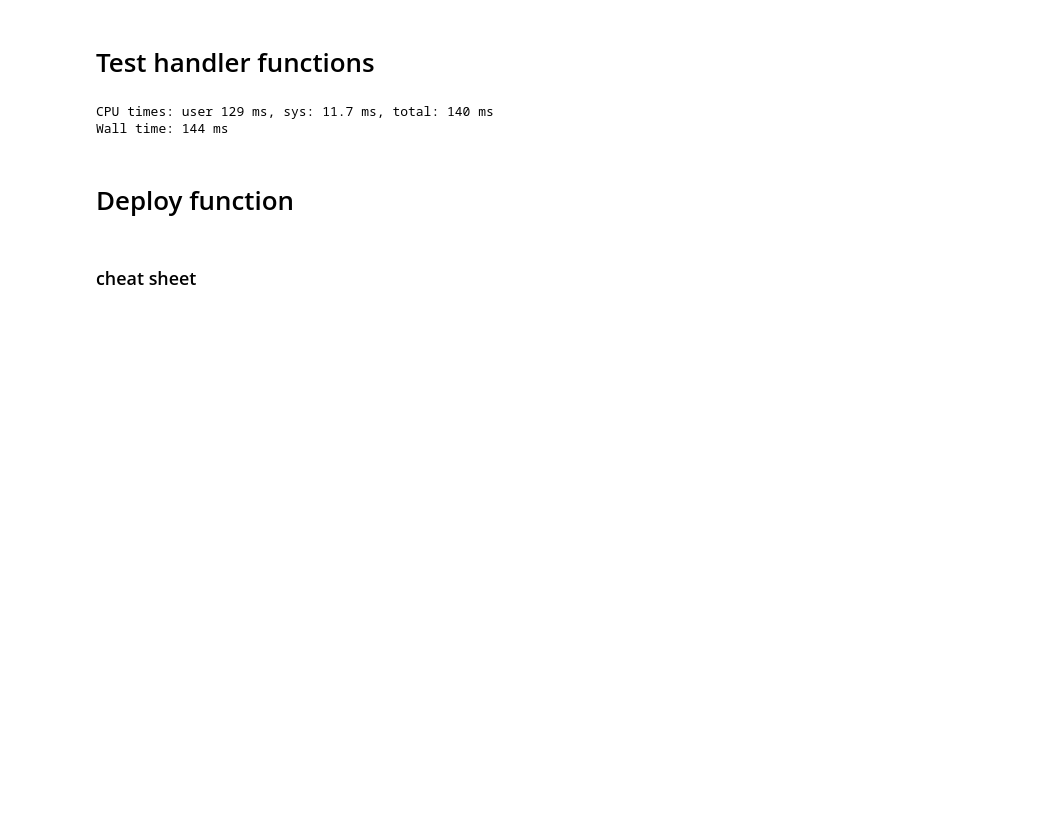
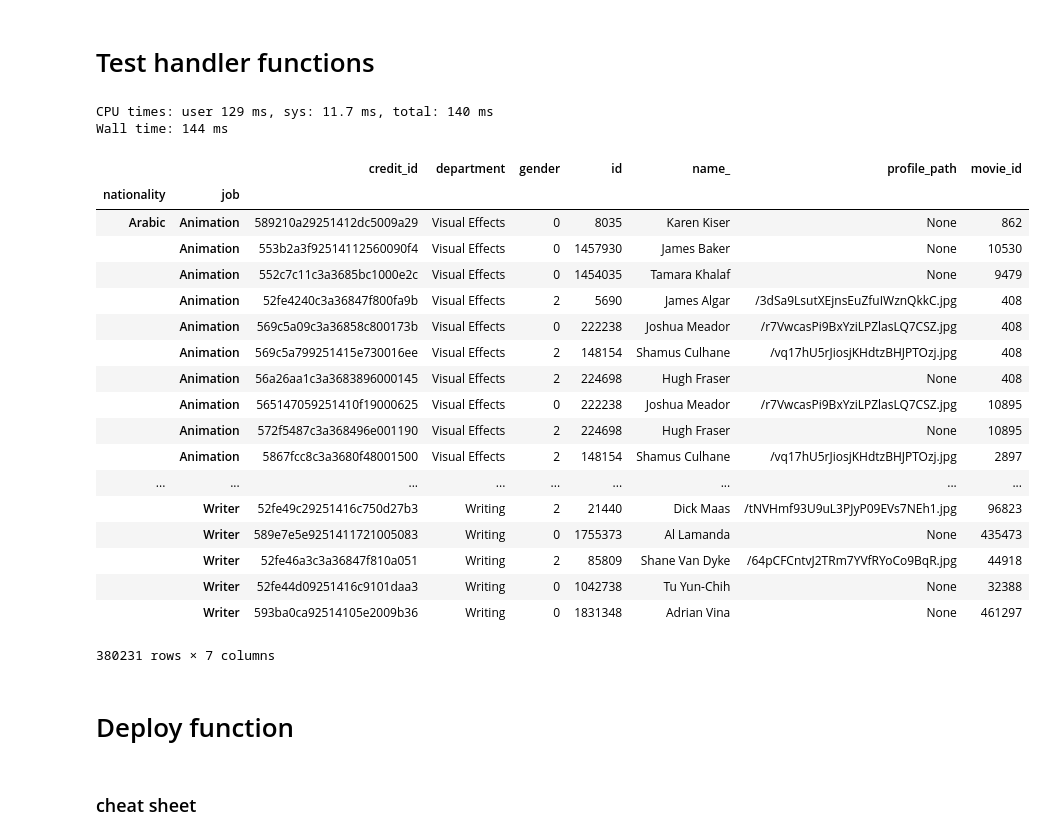
Before and after one commit to contiamo/classify_name, a Jupyter notebook: functions/index_by_nationality/harnesses/harness.ipynb, the cells around one changed output. Cells and saved outputs as stored; diff of their text form; code cells hidden in the pictures; blank space fills up the shorter version.

```diff
--- a/functions/index_by_nationality/harnesses/harness.ipynb
+++ b/functions/index_by_nationality/harnesses/harness.ipynb
@@ -85,6 +85,28 @@ Wall time: 144 ms
 # %%
 with open(str(bundle_root / 'functions/index_by_nationality/schema.json'), 'w') as fp:
     json.dump(handler.schema.introspect(), fp)
+# %%
+handler.crew
+# %% [output]
+|  |  | credit_id | department | gender | id | name_ | profile_path | movie_id |
+| nationality | job |  |  |  |  |  |  |  |
+| Arabic | Animation | 589210a29251412dc5009a29 | Visual Effects | 0 | 8035 | Karen Kiser | None | 862 |
+|  | Animation | 553b2a3f92514112560090f4 | Visual Effects | 0 | 1457930 | James Baker | None | 10530 |
+|  | Animation | 552c7c11c3a3685bc1000e2c | Visual Effects | 0 | 1454035 | Tamara Khalaf | None | 9479 |
+|  | Animation | 52fe4240c3a36847f800fa9b | Visual Effects | 2 | 5690 | James Algar | /3dSa9LsutXEjnsEuZfuIWznQkkC.jpg | 408 |
+|  | Animation | 569c5a09c3a36858c800173b | Visual Effects | 0 | 222238 | Joshua Meador | /r7VwcasPi9BxYziLPZlasLQ7CSZ.jpg | 408 |
+|  | Animation | 569c5a799251415e730016ee | Visual Effects | 2 | 148154 | Shamus Culhane | /vq17hU5rJiosjKHdtzBHJPTOzj.jpg | 408 |
+|  | Animation | 56a26aa1c3a3683896000145 | Visual Effects | 2 | 224698 | Hugh Fraser | None | 408 |
+|  | Animation | 565147059251410f19000625 | Visual Effects | 0 | 222238 | Joshua Meador | /r7VwcasPi9BxYziLPZlasLQ7CSZ.jpg | 10895 |
+|  | Animation | 572f5487c3a368496e001190 | Visual Effects | 2 | 224698 | Hugh Fraser | None | 10895 |
+|  | Animation | 5867fcc8c3a3680f48001500 | Visual Effects | 2 | 148154 | Shamus Culhane | /vq17hU5rJiosjKHdtzBHJPTOzj.jpg | 2897 |
+| ... | ... | ... | ... | ... | ... | ... | ... | ... |
+|  | Writer | 52fe49c29251416c750d27b3 | Writing | 2 | 21440 | Dick Maas | /tNVHmf93U9uL3PJyP09EVs7NEh1.jpg | 96823 |
+|  | Writer | 589e7e5e9251411721005083 | Writing | 0 | 1755373 | Al Lamanda | None | 435473 |
+|  | Writer | 52fe46a3c3a36847f810a051 | Writing | 2 | 85809 | Shane Van Dyke | /64pCFCntvJ2TRm7YVfRYoCo9BqR.jpg | 44918 |
+|  | Writer | 52fe44d09251416c9101daa3 | Writing | 0 | 1042738 | Tu Yun-Chih | None | 32388 |
+|  | Writer | 593ba0ca92514105e2009b36 | Writing | 0 | 1831348 | Adrian Vina | None | 461297 |
+380231 rows × 7 columns
 # %% [markdown]
 # Deploy function
 # %% [markdown]
```
Also changed, not shown: parts of 4 cells of this notebook, 1 other file.
